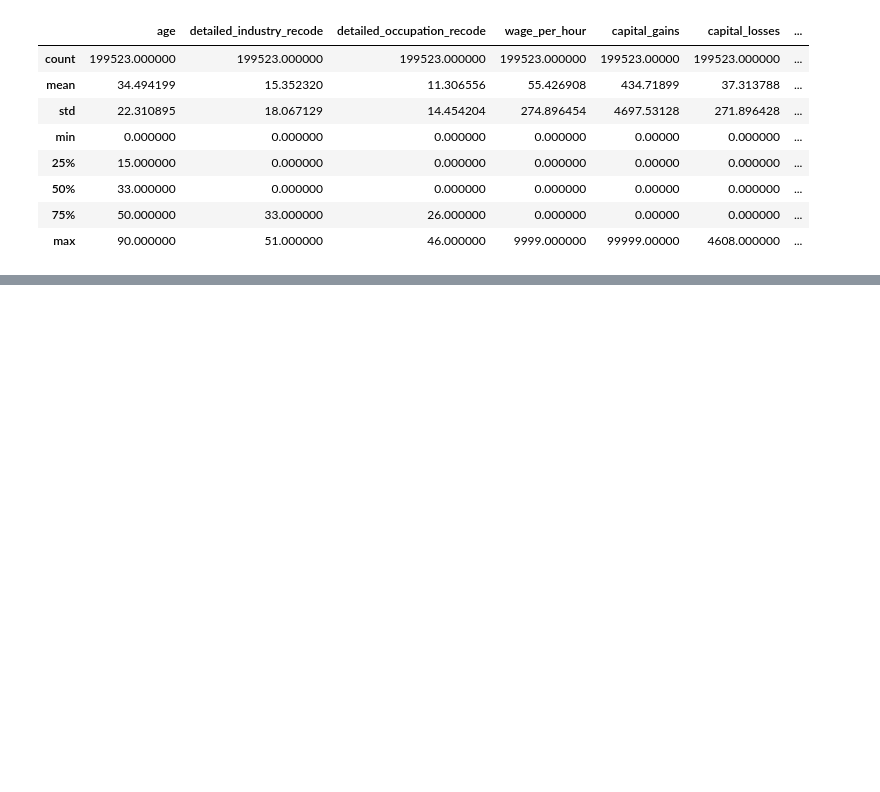
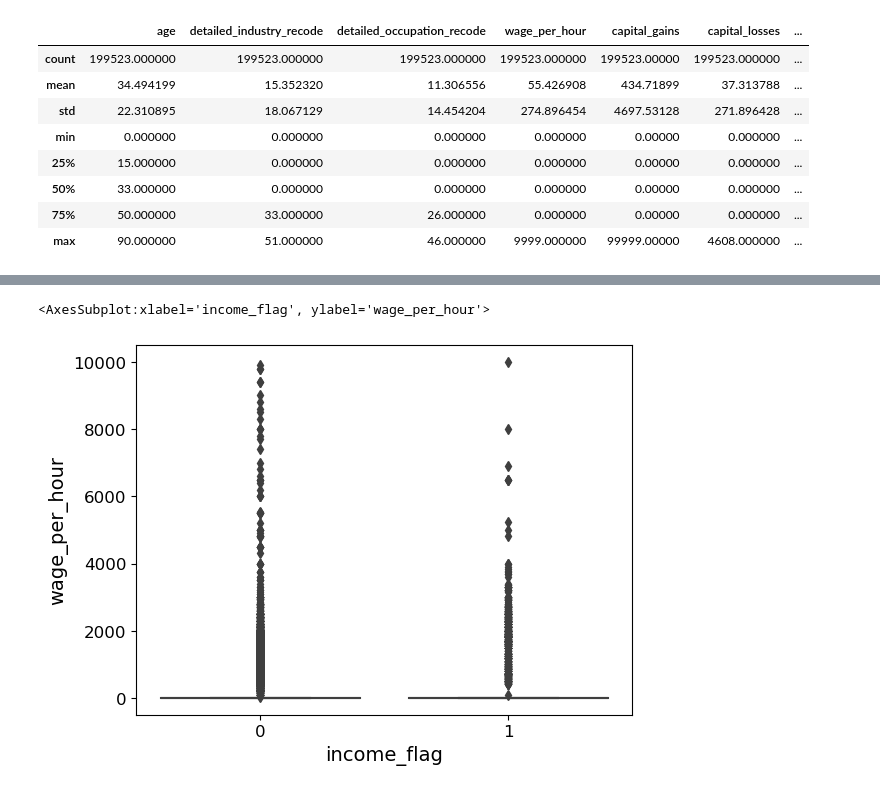
Before and after one commit to jeffreymullahey3/dataiku_census_project, a Jupyter notebook: dk_census_income.ipynb, the cells around one changed output, grey strips where cells are left out. Cells and saved outputs as stored; diff of their text form; code cells hidden in the pictures; blank space fills up the shorter version.

```diff
--- a/dk_census_income.ipynb
+++ b/dk_census_income.ipynb
@@ -94,0 +204,7 @@ array([[<AxesSubplot:title={'center':'age'}>,
+# %%
+sns.boxplot(x='income_flag',y='wage_per_hour',data=df)
+
+# doesn't look like much is available for wage_per_hour
+# %% [output]
+<AxesSubplot:xlabel='income_flag', ylabel='wage_per_hour'>
+[figure, added]
```
Also changed, not shown: parts of 55 cells of this notebook, 5 other files.
